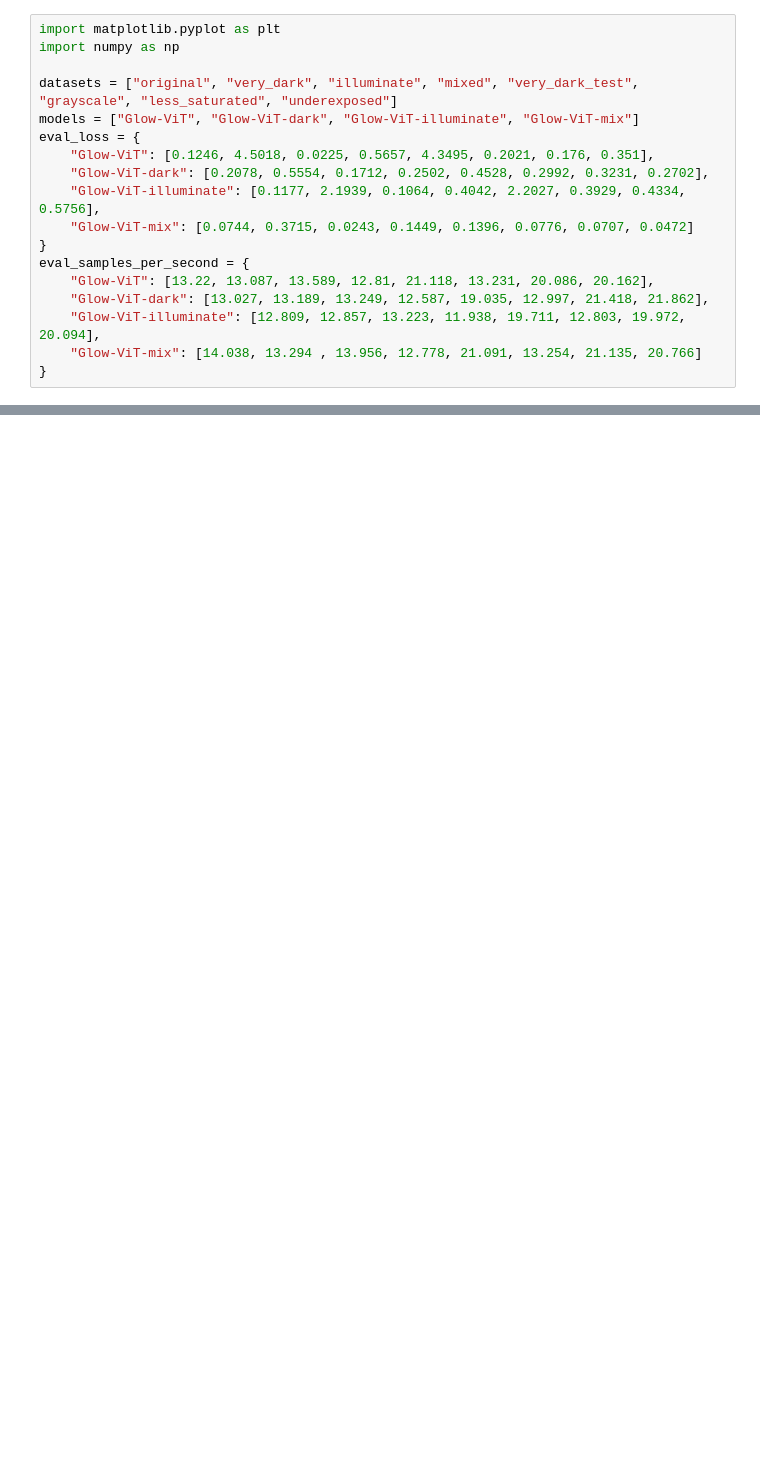
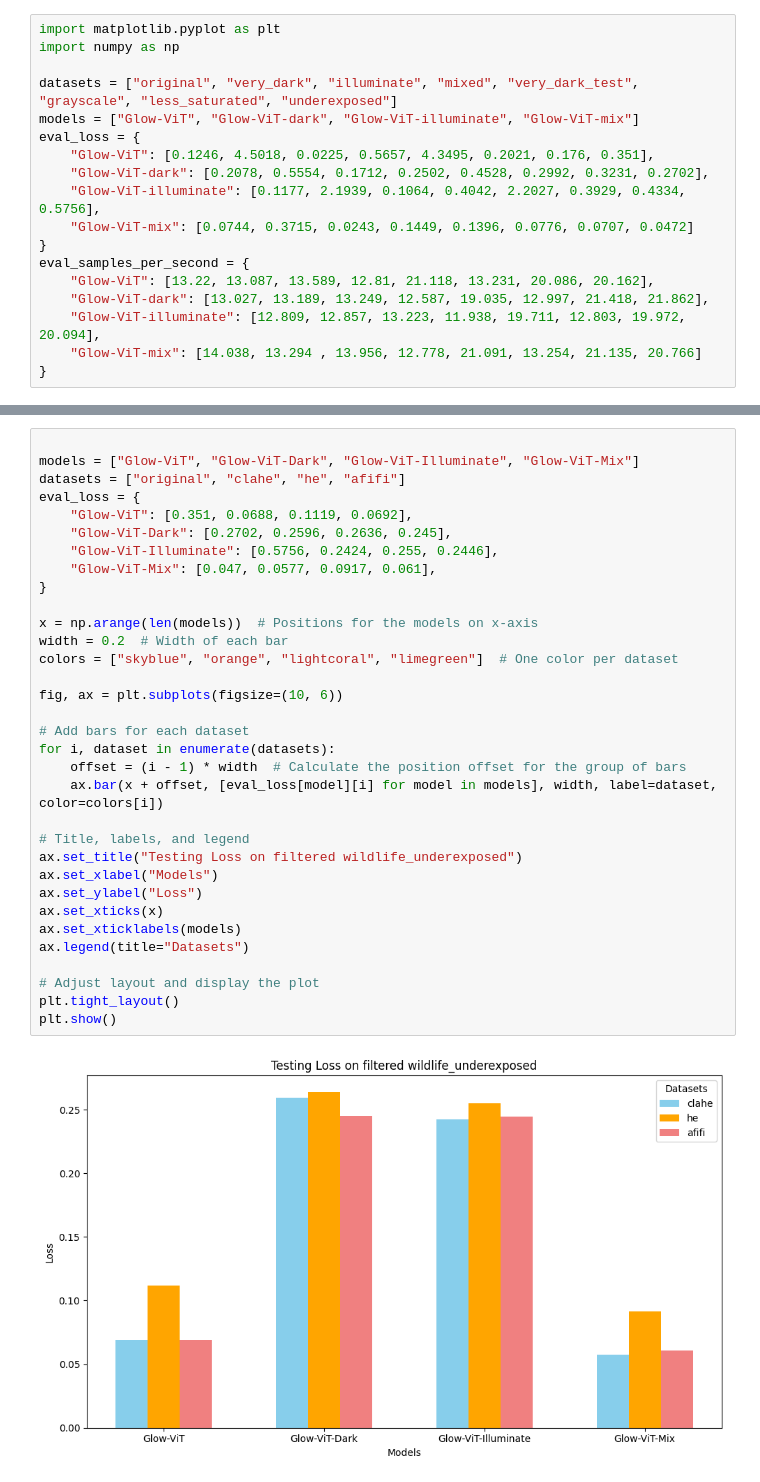
Before and after one commit to yin30lei/ECE-253-Project, a Jupyter notebook: result_visualize.ipynb, the cells around one changed output, grey strips where cells are left out. Drawn from its saved outputs; the diff is of its cells as text; blank space fills up the shorter version.

Commit message:
complete result and visualize for underexposed filter

```diff
--- a/result_visualize.ipynb
+++ b/result_visualize.ipynb
@@ -136,0 +131,35 @@ going through 3 different filters to process low-light images:
+# %%
+
+models = ["Glow-ViT", "Glow-ViT-Dark", "Glow-ViT-Illuminate", "Glow-ViT-Mix"]
+datasets = ["original", "clahe", "he", "afifi"]
+eval_loss = {
+    "Glow-ViT": [0.351, 0.0688, 0.1119, 0.0692],
+    "Glow-ViT-Dark": [0.2702, 0.2596, 0.2636, 0.245],
+    "Glow-ViT-Illuminate": [0.5756, 0.2424, 0.255, 0.2446],
+    "Glow-ViT-Mix": [0.047, 0.0577, 0.0917, 0.061],
+}
+
+x = np.arange(len(models))  # Positions for the models on x-axis
+width = 0.2  # Width of each bar
+colors = ["skyblue", "orange", "lightcoral", "limegreen"]  # One color per dataset
+
+fig, ax = plt.subplots(figsize=(10, 6))
+
+# Add bars for each dataset
+for i, dataset in enumerate(datasets):
+    offset = (i - 1) * width  # Calculate the position offset for the group of bars
+    ax.bar(x + offset, [eval_loss[model][i] for model in models], width, label=dataset, color=colors[i])
+
+# Title, labels, and legend
+ax.set_title("Testing Loss on filtered wildlife_underexposed")
+ax.set_xlabel("Models")
+ax.set_ylabel("Loss")
+ax.set_xticks(x)
+ax.set_xticklabels(models)
+ax.legend(title="Datasets")
+
+# Adjust layout and display the plot
+plt.tight_layout()
+plt.show()
+# %% [output]
+[figure, added]
```
Also changed, not shown: parts of 5 cells of this notebook, 1 other file.
